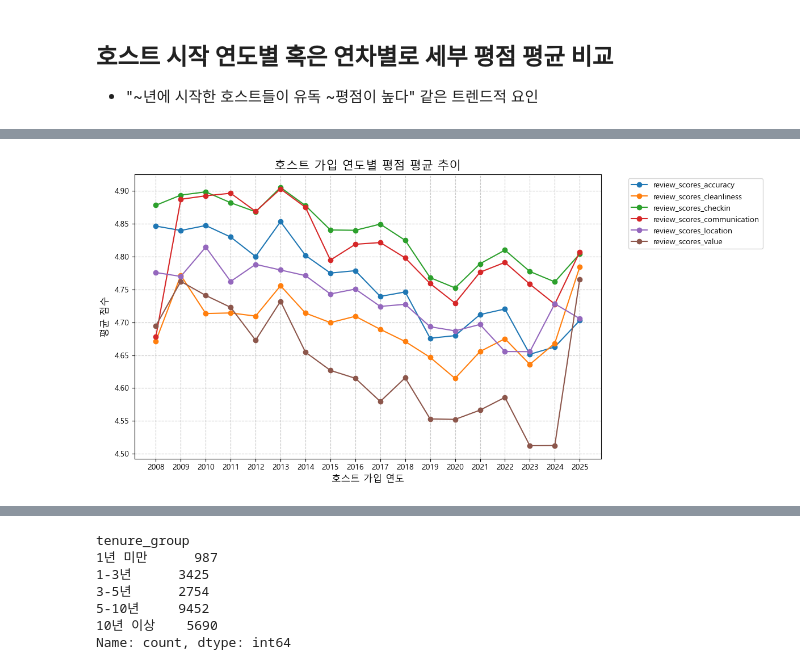
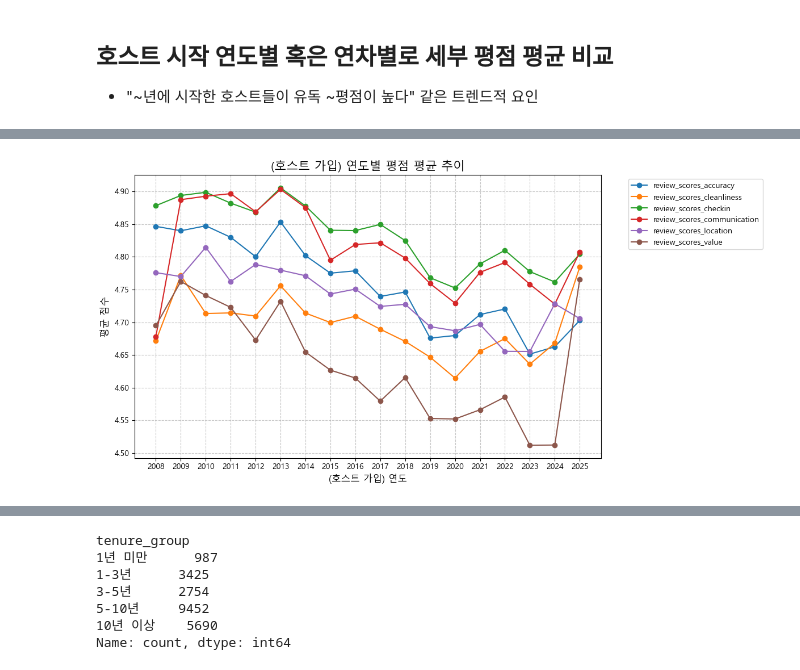
Before and after one commit to sybeom528/airbnb_price_prediction, a Jupyter notebook: notebooks/pjh_review_eda.ipynb, the cells around one changed output, grey strips where cells are left out. Cells and saved outputs as stored; diff of their text form; code cells hidden in the pictures.

```diff
--- a/notebooks/pjh_review_eda.ipynb
+++ b/notebooks/pjh_review_eda.ipynb
@@ -505,24 +505,24 @@ Name: count, dtype: int64
 # %%
 # 시각화
 plt.figure(figsize=(12, 6))
 
-# 모든 세부 평점 항목에 대해 선 그래프 그리기
+# 모든 세부 평점에 대해 선 그래프 그리기
 for col in detail_score_cols:
     plt.plot(yearly_rating_avg.index, yearly_rating_avg[col], marker="o", label=col)
 
-plt.title("호스트 가입 연도별 평점 평균 추이", fontsize=15)
-plt.xlabel("호스트 가입 연도", fontsize=12)
+plt.title("(호스트 가입) 연도별 평점 평균 추이", fontsize=15)
+plt.xlabel("(호스트 가입) 연도", fontsize=12)
 plt.ylabel("평균 점수", fontsize=12)
-plt.legend(bbox_to_anchor=(1.05, 1), loc="upper left")  # 범례를 그래프 바깥으로 이동
+plt.legend(bbox_to_anchor=(1.05, 1), loc="upper left")  # 범례 그래프 바깥으로
 plt.grid(True, linestyle="--", alpha=0.7)
 
 # x축을 연도 단위로 표시
 plt.xticks(yearly_rating_avg.index)
 
 plt.tight_layout()
 plt.show()
 # %% [output]
-[figure, old version]
+[figure, new version]
 # %%
 # 연차 구간 나누기
 bins = [0, 1, 3, 5, 10, 20]
```
Also changed, not shown: parts of 8 cells of this notebook.
